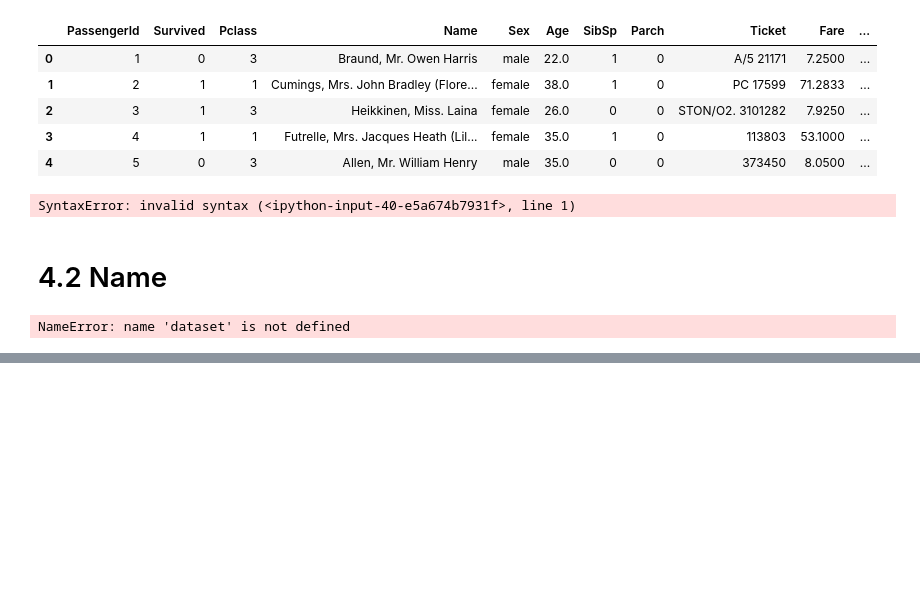
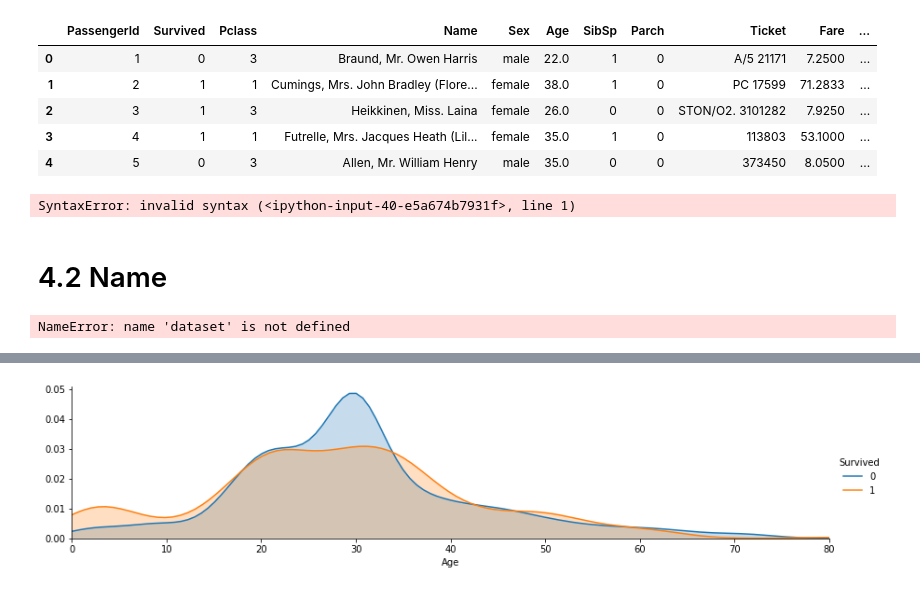
Before and after one commit to iamjinuk/bigman, a Jupyter notebook: 데이터 분석 연습 - 타이타닉.ipynb, the cells around one changed output, grey strips where cells are left out. Saved outputs shown, nothing was run; the diff lists cells and outputs as text; code cells hidden in the pictures; blank space fills up the shorter version.

```diff
--- a/데이터 분석 연습 - 타이타닉.ipynb
+++ b/데이터 분석 연습 - 타이타닉.ipynb
@@ -271,0 +308,3 @@ Name: Title, dtype: int64
+# %%
+train.drop('Name', axis=1, inplace=True)
+test.drop('Name', axis=1, inplace=True)
@@ -271,0 +342,16 @@ Name: Title, dtype: int64
+# %%
+# 굳이 transform을 쓰는 이유가 뭐야
+# train['Age'].fillna(train.groupby('Title')['Age'].median(), inplace=True)
+# test['Age'].fillna(test.groupby('Title')['Age'].median(), inplace=True)
+
+train['Age'].fillna(train.groupby('Title')['Age'].transform('median'), inplace=True)
+test['Age'].fillna(test.groupby('Title')['Age'].transform('median'), inplace=True)
+# %%
+facet = sns.FacetGrid(train, hue="Survived", aspect=4)
+facet.map(sns.kdeplot, 'Age', shade=True)
+facet.set(xlim=(0,train['Age'].max()))
+facet.add_legend()
+
+plt.show()
+# %% [output]
+[figure, added]
```
Also changed, not shown: parts of 29 cells of this notebook.
